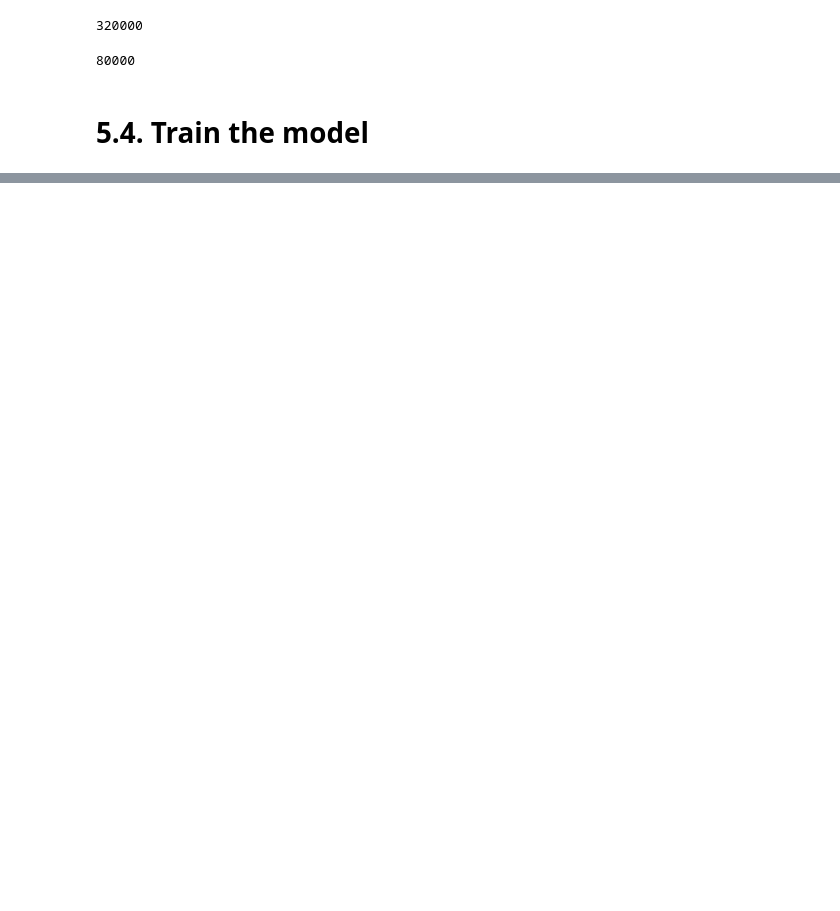
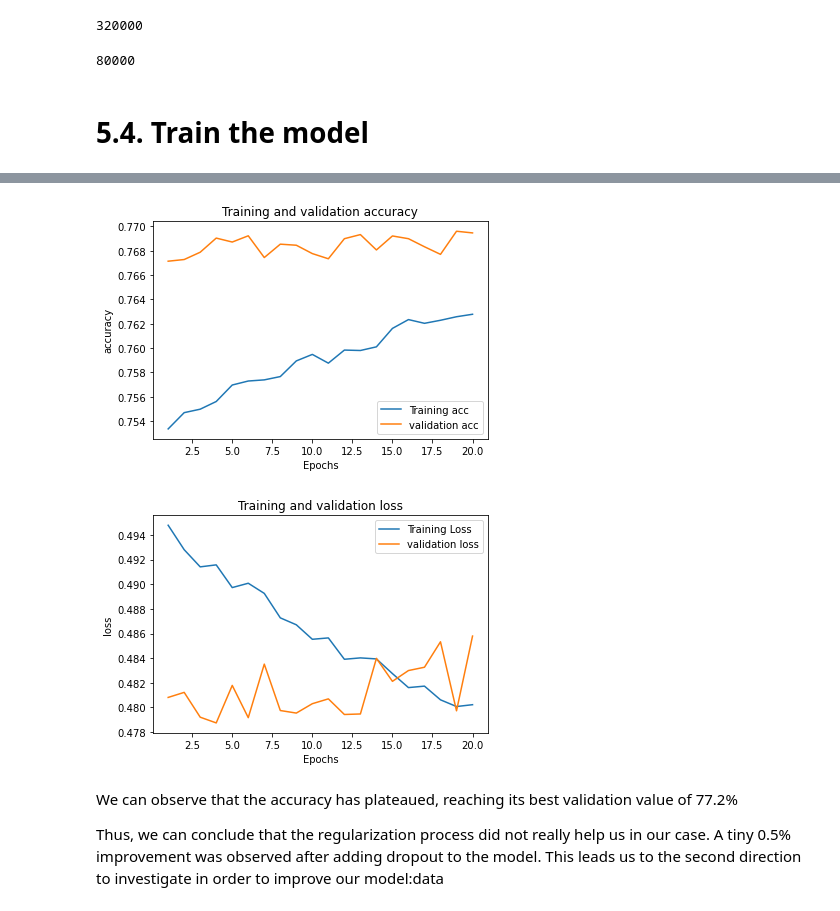
Before and after one commit to srv-sh/TwitterSentimentAnalysis, a Jupyter notebook: SentimentClassificarion.ipynb, the cells around one changed output, grey strips where cells are left out. Cells and saved outputs as stored; diff of their text form; code cells hidden in the pictures; blank space fills up the shorter version.

```diff
--- a/SentimentClassificarion.ipynb
+++ b/SentimentClassificarion.ipynb
@@ -786,0 +909,2 @@ Epoch 20/20
+# %%
+model_dropout.fit(X_train, Y_train , validation_data=(X_test , Y_test), epochs = 20, batch_size = 128 , shuffle = True)
@@ -786,0 +930,10 @@ Epoch 20/20
+# %%
+plot_acc_loss(model_dropout.history)
+# %% [output]
+[figure, added]
+[figure, added]
+# %% [markdown]
+We can observe that the accuracy has plateaued, reaching its best validation value of 77.2%
+
+Thus, we can conclude that the regularization process did not really help us in our case. A tiny 0.5% improvement was observed after adding dropout to the model.
+This leads us to the second direction to investigate in order to improve our model:data
```
Also changed, not shown: parts of 56 cells of this notebook.
